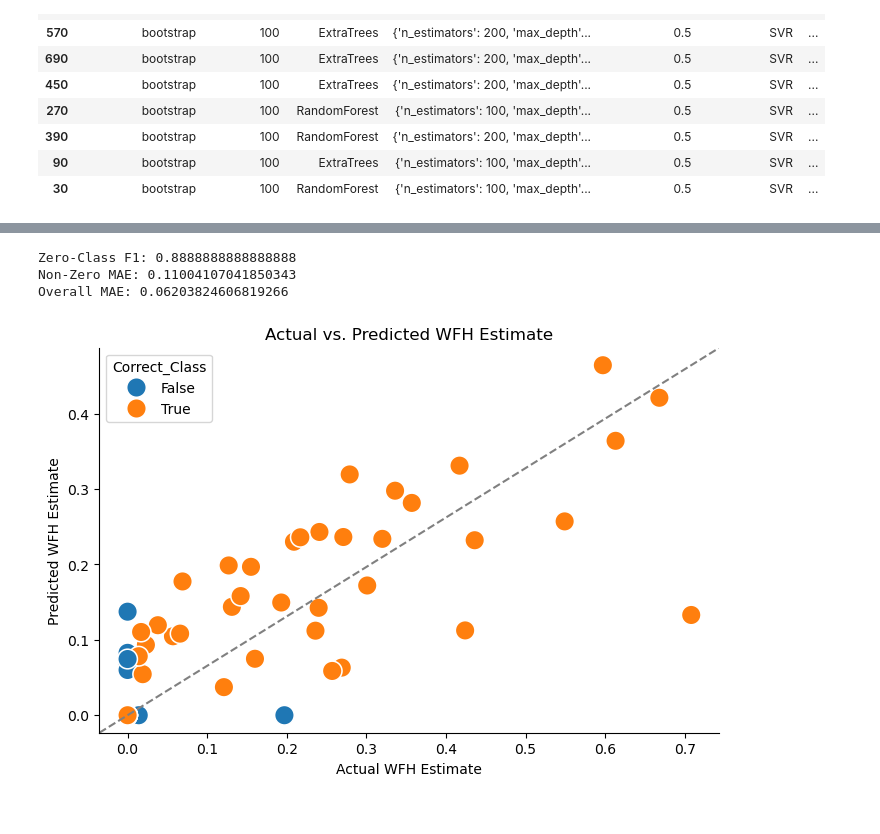
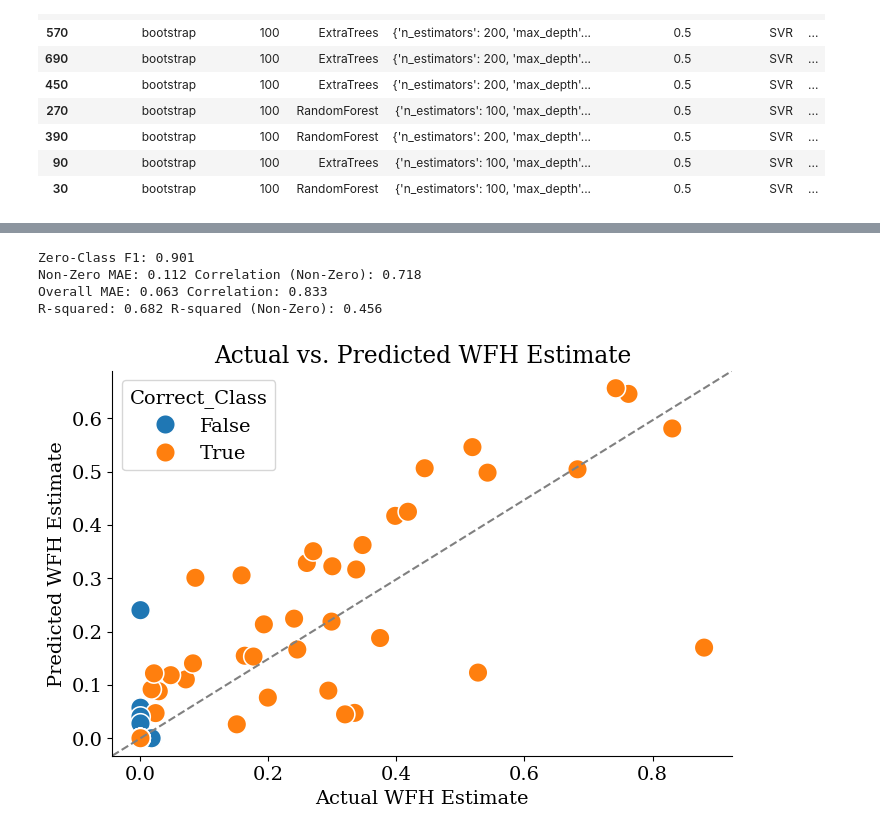
Before and after one commit to mitchv34/WFH, a Jupyter notebook: src/empirical/wfh_share_estimation/analize_experiments.ipynb, the cells around one changed output, grey strips where cells are left out. Saved outputs shown, nothing was run; the diff lists cells and outputs as text; code cells hidden in the pictures.

```diff
--- a/src/empirical/wfh_share_estimation/analize_experiments.ipynb
+++ b/src/empirical/wfh_share_estimation/analize_experiments.ipynb
@@ -128,3 +131,28 @@ data_list = ['WORK_ACTIVITIES', 'WORK_CONTEXT']
 metric = ['importance', 'context']
 data_store = DataStore(data_list = data_list,
                     metric=metric)
+# %%
+%autoreload 2
+from wfh_share_estimation import ModelPipeline
+
+mpl.rcParams['text.usetex'] = False
+mpl.rcParams['font.family'] = 'serif'
+mpl.rcParams['font.size'] = 14
+
+classifier_model = classifier_mapping[classifier_type_f1](C=0.8, kernel='rbf', gamma=0.005, probability=True)
+classifier_scaler = classifier_scaler_mapping[classifier_model.__class__.__name__]
+regressor_model = regressor_mapping[regressor_type_non_zero](C=0.8, kernel='rbf', epsilon = 0.1)
+regressor_scaler = regressor_scaler_mapping[regressor_model.__class__.__name__]
+
+pipeline = ModelPipeline(
+            data=data_store,
+            classifier_model=classifier_model,
+            classifier_scaler=classifier_scaler,
+            regressor_model=regressor_model,
+            regressor_scaler=regressor_scaler,
+            zero_threshold=zero_threshold_f1
+)
+
+pipeline.train()
+pipeline.evaluate()
+pipeline.plot_manager.show_plot("test_prediction")
@@ -131,16 +294,17 @@ data_store = DataStore(data_list = data_list,
 # %%
 pipeline = ModelPipeline(
             data=data_store,
-            classifier_model=classifier_mapping[classifier_type_f1](probability = True, **ast.literal_eval(classifier_params_f1)),
-            regressor_model=regressor_mapping[regressor_type_non_zero](**ast.literal_eval(regressor_params_non_zero)),
-            zero_threshold=zero_threshold_f1
+            classifier_model=classifier_mapping[classifier_type_f1](C=3.0, kernel='rbf', gamma=0.001, probability=True),
+            regressor_model=regressor_mapping[regressor_type_non_zero](C=6.8, kernel='rbf', epsilon = 0.001),
+            zero_threshold=0.6
 )
 
 pipeline.train()
 pipeline.evaluate()
 pipeline.plot_manager.show_plot("test_prediction")
 # %% [output]
-Zero-Class F1: 0.8888888888888888
-Non-Zero MAE: 0.11004107041850343
-Overall MAE: 0.06203824606819266
+Zero-Class F1: 0.901
+Non-Zero MAE: 0.112 Correlation (Non-Zero): 0.718
+Overall MAE: 0.063 Correlation: 0.833
+R-squared: 0.682 R-squared (Non-Zero): 0.456
-[figure, old version]
+[figure, new version]
```
Also changed, not shown: parts of 23 cells of this notebook, 40 other files.
